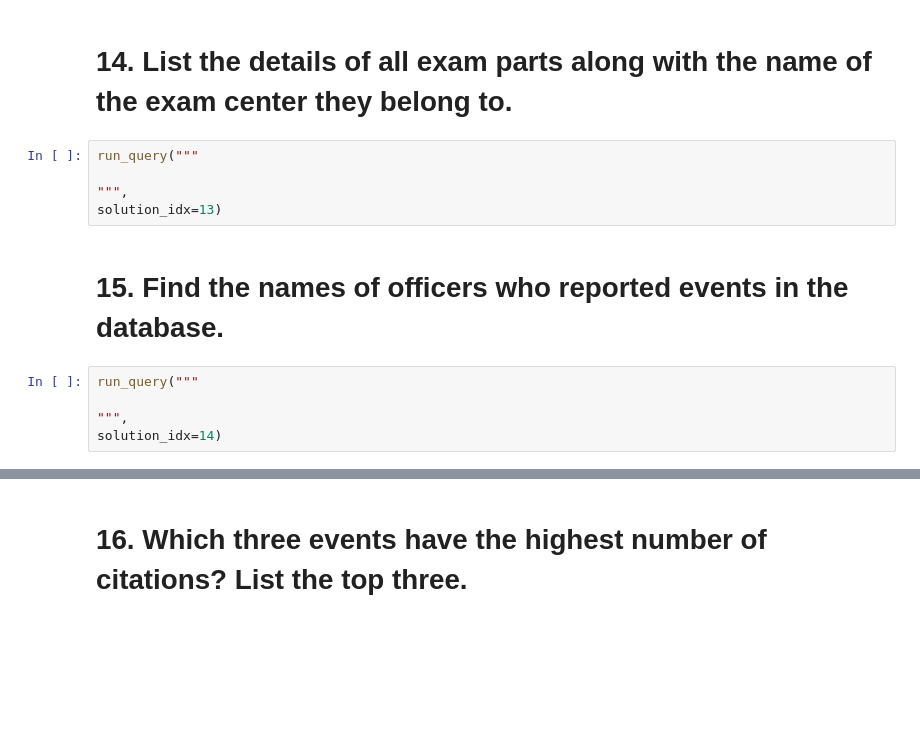
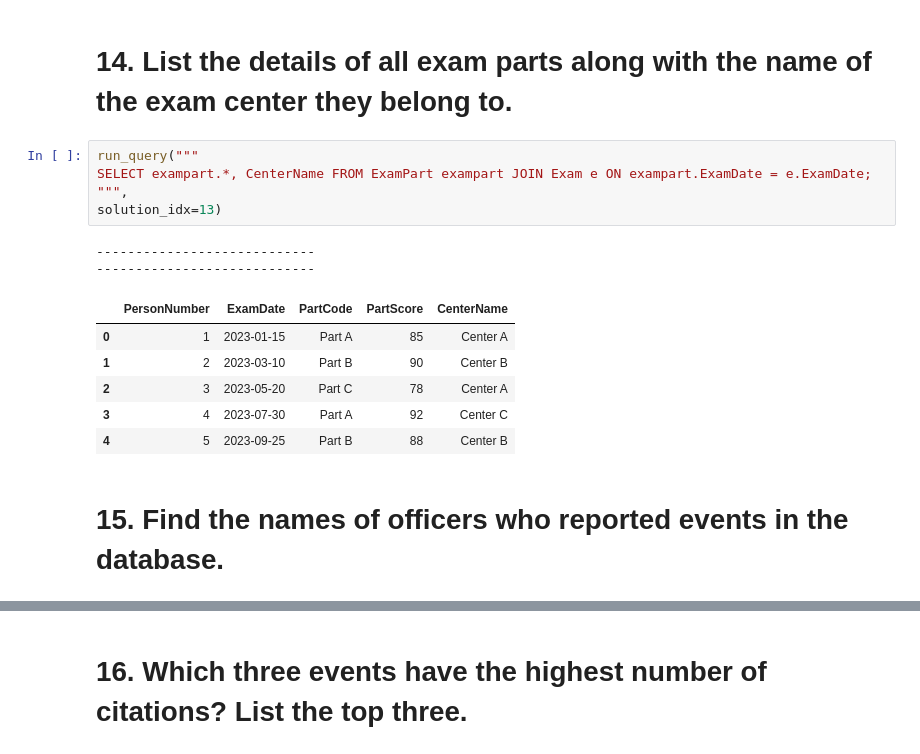
Before and after one commit to ayasqualli/Database-Management, a Jupyter notebook: Copy_of_DMV_USECASE.ipynb, the cells around one changed output, grey strips where cells are left out. Saved outputs shown, nothing was run; the diff lists cells and outputs as text; blank space fills up the shorter version.

```diff
--- a/Copy_of_DMV_USECASE.ipynb
+++ b/Copy_of_DMV_USECASE.ipynb
@@ -389,14 +501,17 @@ solution_idx=12)
 # %% [markdown]
 # 14. List the details of all exam parts along with the name of the exam center they belong to.
-# %%
-run_query("""
-
-""",
-solution_idx=13)
+# %%
+run_query("""
+SELECT exampart.*, CenterName FROM ExamPart exampart JOIN Exam e ON exampart.ExamDate = e.ExamDate; """,
+solution_idx=13)
+# %% [output]
+----------------------------
+----------------------------
+|  | PersonNumber | ExamDate | PartCode | PartScore | CenterName |
+| 0 | 1 | 2023-01-15 | Part A | 85 | Center A |
+| 1 | 2 | 2023-03-10 | Part B | 90 | Center B |
+| 2 | 3 | 2023-05-20 | Part C | 78 | Center A |
+| 3 | 4 | 2023-07-30 | Part A | 92 | Center C |
+| 4 | 5 | 2023-09-25 | Part B | 88 | Center B |
 # %% [markdown]
 # 15. Find the names of officers who reported events in the database.
-# %%
-run_query("""
-
-""",
-solution_idx=14)
```
Also changed, not shown: parts of 31 cells of this notebook.
